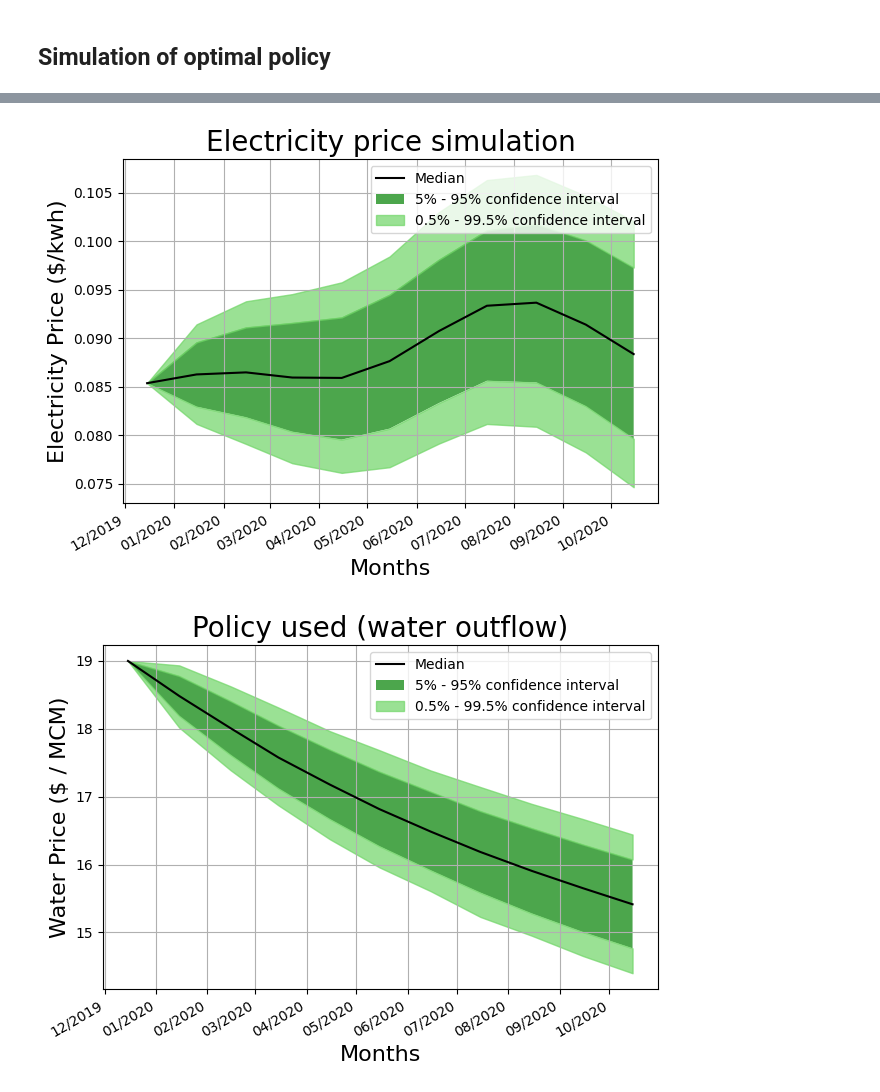
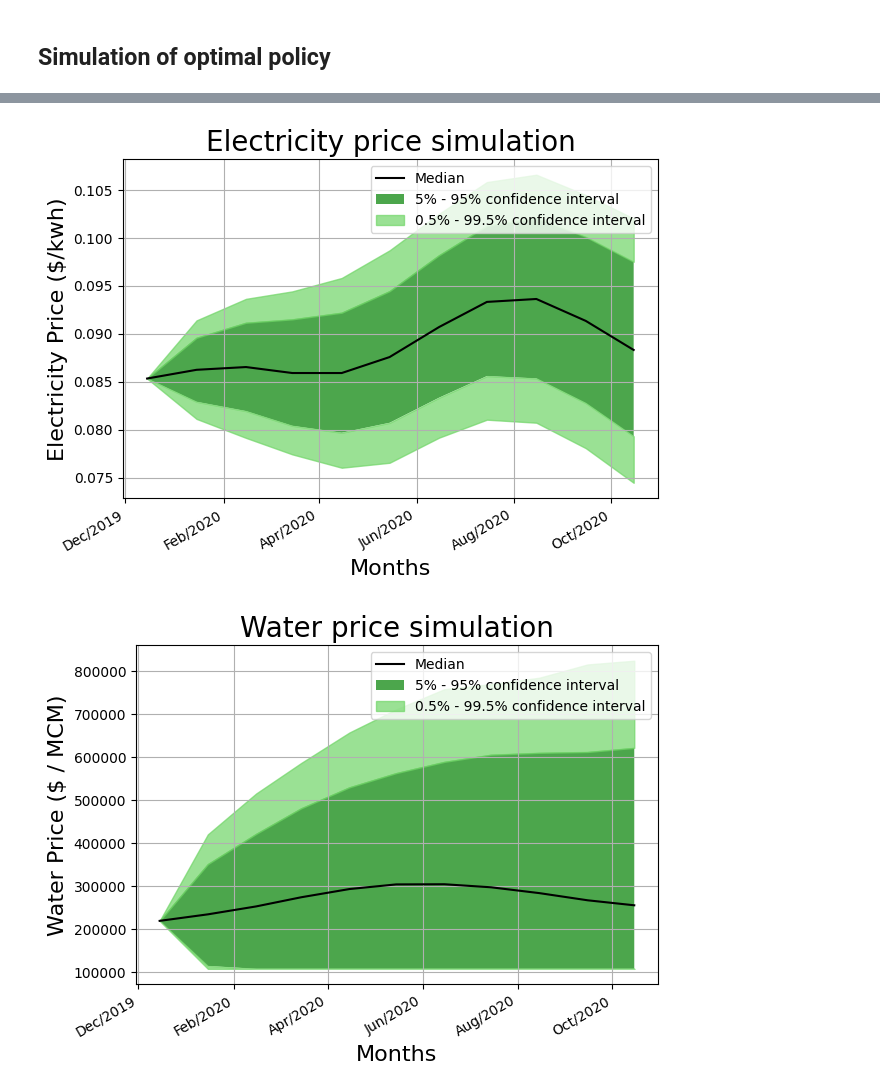
Before and after one commit to igseg/water, a Jupyter notebook: Final_models_data.ipynb, the cells around one changed output, grey strips where cells are left out. Cells and saved outputs as stored; diff of their text form; code cells hidden in the pictures.

Commit message:
adding new models for the water dynamic

```diff
--- a/Final_models_data.ipynb
+++ b/Final_models_data.ipynb
@@ -1687,7 +1842,7 @@ coefs_evaporation = loadtxt('Models/coeficients/evaporation.csv')
 
 elev_stor = np.array(elev_stor)
 # %%
-max_ite = 5
+max_ite = 90
 ite     = 0
 tol     = 2e-15
 
@@ -1695,7 +1850,7 @@ time_0 = ts.shape[0]
 t0 = time()
 while ite < max_ite:
 
-    policy, V1 = iv_algo(policy, V0, V1, time_0)
+    policy, V1, cashflow_e, cashflow_w = iv_algo(policy, V0, V1, time_0,cashflow_e,cashflow_w)
 
     error = np.max(np.abs(V0-V1))/np.max(V1)
     if error < tol:
@@ -1742,7 +1911,7 @@ save_load_policy_V0(policy=policy, V0= V0, mr = True, save_results = True, one_c
 # %% [markdown]
 ### Load
 # %%
-loaded_policy, loaded_V0 = save_load_policy_V0(mr = True, load_results = True, one_component=False)
+loaded_policy, loaded_V0, cashflow_e_b, cashflow_w_b = save_load_policy_V0(mr = True, load_results = True, one_component=False)
 # %% [markdown]
 ### Plots
 # %% [markdown]
@@ -1854,10 +2023,13 @@ for s in range(12):
 # %% [markdown]
 ## Simulation of optimal policy
 # %%
+interval = S // 10
+
 def simulating_paths(loaded_policy,T = 10000, t0 = time_0, storage_0 = ts_forecast.loc[ts_forecast.index.values[time_0 - 1], 'storage'],
                      price_e_0 = ts_forecast.loc[ts_forecast.index.values[time_0 - 1], 'price_power']
                      , inflow_0 = ts_forecast.loc[ts_forecast.index.values[time_0 - 1], 'inflow'],
-                     price_w_0 = ts_forecast.loc[ts_forecast.index.values[time_0 - 1], 'water_prices']):
+                     price_w_0 = ts_forecast.loc[ts_forecast.index.values[time_0 - 1], 'water_prices'],
+                    cashflow_e = np.zeros((S,N,M,W)), cashflow_w = np.zeros((S,N,M,W))):
 
     z_s = np.random.randn(T,S)
     z_p_hat = np.random.randn(T,S)
@@ -1875,6 +2047,10 @@ def simulating_paths(loaded_policy,T = 10000, t0 = time_0, storage_0 = ts_foreca
 
     price_w = np.zeros((T,S+1))
     price_w[:,0] = price_w_0
+
+
+    cashflow_sim_e = np.zeros((T,S))
+    cashflow_sim_w = np.zeros((T,S))
 
     outflows_grid = np.zeros((T,S))
 
@@ -1908,12 +2084,15 @@ def simulating_paths(loaded_policy,T = 10000, t0 = time_0, storage_0 = ts_foreca
                                               storage[:,s], outflows, model_storage] # Outflow changed from IV loop
 
 
+        cashflow_sim_w[:,s] = cashflow_w[s,:,:,:][storage_coord, price_e_coord, price_w_coord]
+        cashflow_sim_e[:,s] = cashflow_e[s,:,:,:][storage_coord, price_e_coord, price_w_coord]
+
         storage[:,s+1] = next_storage(*input_next_storage, z_s[:,s])
         inflow[:, s+1] = model_inflow(inflow[:,s], current_time)
         price_e[:,s+1] = next_price_2_rever_numba(current_time, price_e[:,s], z_p[:,s]) # adjust the price model
-        price_w[:,s+1] = next_water_price_numba(price_w[:,s], z_w[:,s])
+        price_w[:,s+1] = next_water_price_numba(price_w[:,s], (current_time - 1) % 12, z_w[:,s])
 
-    return storage, price_e, price_w, outflows_grid, inflow
+    return storage, price_e, price_w, outflows_grid, inflow, cashflow_sim_e, cashflow_sim_w
 
 def model_2_cte(t,prev):
     return prev + coefs_prices_cte_2[0] +  coefs_prices_cte_2[1] * (np.sin((t+coefs_prices_cte_2[2])*2*np.pi/6)) + coefs_prices_cte_2[3] * (np.sin((t+coefs_prices_cte_2[4])*2*np.pi/12))
@@ -1952,7 +2131,7 @@ def plot_conf_int_boot(l, sample,quantiles_2 = [0.005, 0.995], quantiles = [0.05
     fig, (ax) = plt.subplots(1, 1, sharex=True)
 
     ax.xaxis.set_major_formatter(mdates.DateFormatter('%b/%Y'))
-    ax.xaxis.set_major_locator(mdates.MonthLocator(interval=1))
+    ax.xaxis.set_major_locator(mdates.MonthLocator(interval=interval))
 
     ax.plot(l, med , color='black', label = 'Median')
     ax.fill_between(l, bot, top, where=top >= bot, facecolor='green', interpolate=True, alpha = 0.7, label= '5% - 95% confidence interval')
@@ -1969,7 +2148,7 @@ def plot_conf_int_boot(l, sample,quantiles_2 = [0.005, 0.995], quantiles = [0.05
 
     return None
 # %%
-storage_sim, price_e_sim, price_w_sim, outflows_sim, inflow = simulating_paths(loaded_policy= loaded_policy)
+storage_sim, price_e_sim, price_w_sim, outflows_sim, inflow, sim_cf_e, sim_cf_w = simulating_paths(loaded_policy= loaded_policy, cashflow_e=cashflow_e, cashflow_w=cashflow_w)
 # %%
 l = []
 for s in range(S-10):
@@ -2061,7 +2266,7 @@ else:
 
 
 plot_conf_int_boot(l, price_w_sim, var_name = 'Water Price ($ / MCM)')
-plt.title('Policy used (water outflow)',fontdict={'size':'20'})
+plt.title('Water price simulation',fontdict={'size':'20'})
 # plt.xticks(range(S_bis), labels=l)
 # plt.locator_params(axis='x', nbins=10)
 plt.tight_layout()
@@ -2100,2 +2305,2 @@ plt.show()
-[figure, old version]
+[figure, new version]
-[figure, old version]
+[figure, new version]
```
Also changed, not shown: parts of 16 cells of this notebook.
